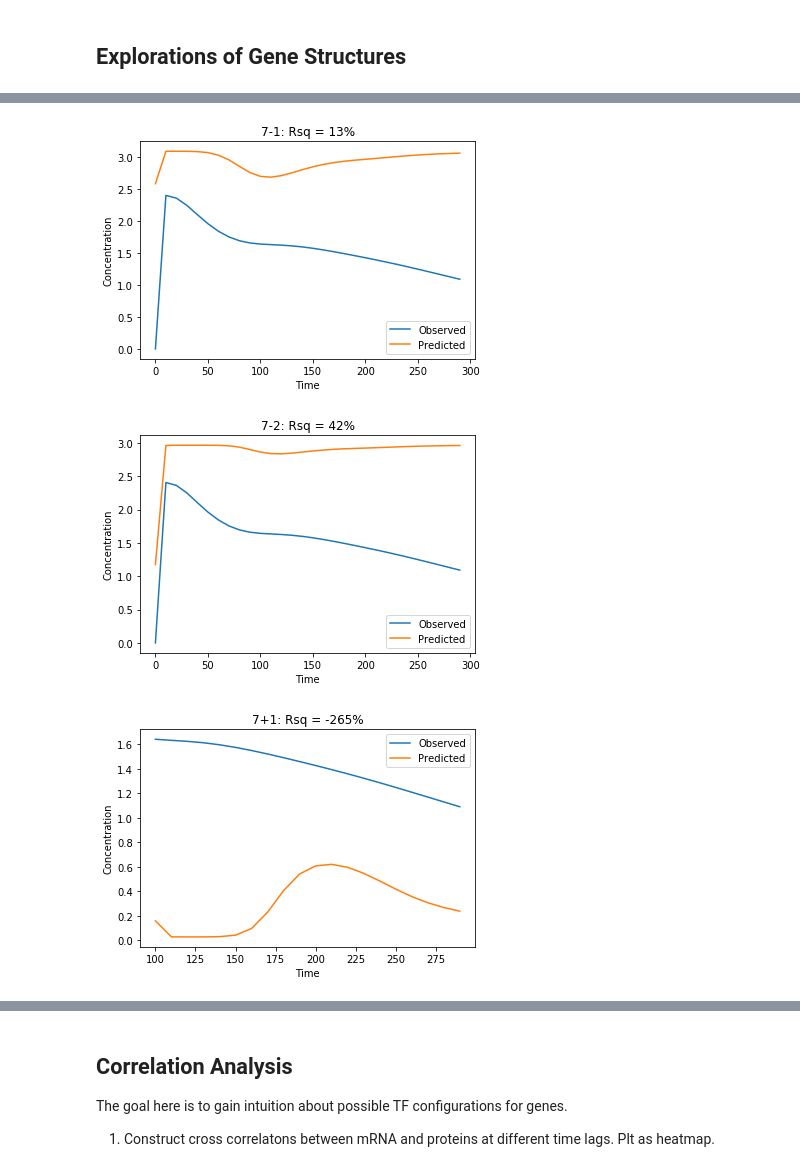
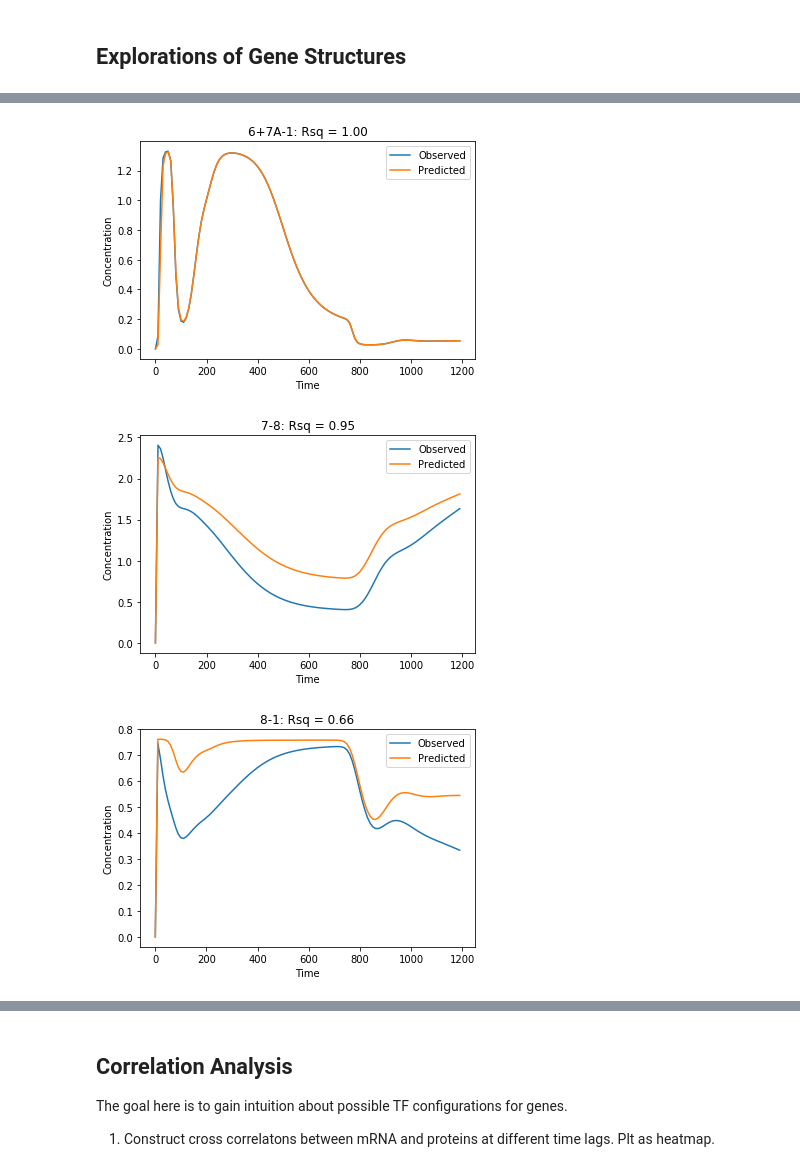
Before and after one commit to ModelEngineering/advancing-biomedical-models, a Jupyter notebook: ModelingGame/game_analysis.ipynb, the cells around one changed output, grey strips where cells are left out. Saved outputs shown, nothing was run; the diff lists cells and outputs as text; code cells hidden in the pictures.

```diff
--- a/ModelingGame/game_analysis.ipynb
+++ b/ModelingGame/game_analysis.ipynb
@@ -34,0 +40,2 @@ evaluate(["7-7"], max_iteration=20, end_time=150)
+# %%
+analyzers.append(evaluate(["3+6"], max_iteration=20, start_time=0, end_time=1200))
@@ -34,0 +44,2 @@ evaluate(["7-7"], max_iteration=20, end_time=150)
+# %%
+analyzers.append(evaluate(["4-2A-5"], max_iteration=20, start_time=0, end_time=1200))
@@ -35,3 +48,3 @@ evaluate(["7-7"], max_iteration=20, end_time=150)
 # %%
-analyzer = evaluate(["7-5", "7-6", "7-8"], max_iteration=20, start_time=100, end_time=300)
+analyzers.append(evaluate(["5+6"], max_iteration=20, start_time=0, end_time=1200))
 # %% [output]
@@ -41,9 +52,12 @@ analyzer = evaluate(["7-5", "7-6", "7-8"], max_iteration=20, start_time=100, end
+# %%
+analyzers.append(evaluate(["6+7A-1"], max_iteration=20, start_time=0, end_time=1200))
+# %% [output]
+[figure, added]
 # %%
-analyzer = evaluate(["7-1", "7-2"], max_iteration=20, start_time=0, end_time=300)
+analyzers.append(evaluate(["7-8"], max_iteration=20, start_time=0, end_time=1200))
 # %% [output]
-[figure, old version]
+[figure, new version]
-[figure, removed]
 # %%
-analyzer = evaluate(["7+1"], max_iteration=100, start_time=100, end_time=300)
+analyzers.append(evaluate(["8-1"], max_iteration=30, start_time=0, end_time=1200))
 # %% [output]
-[figure, old version]
+[figure, new version]
```
Also changed, not shown: parts of 30 cells of this notebook.
